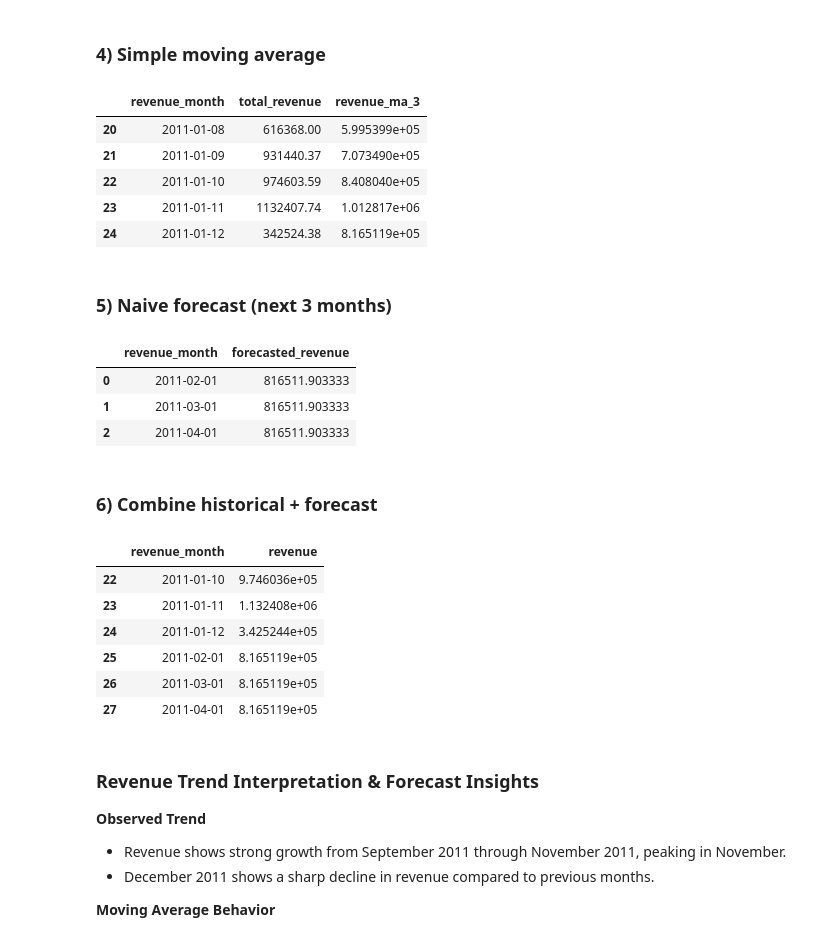
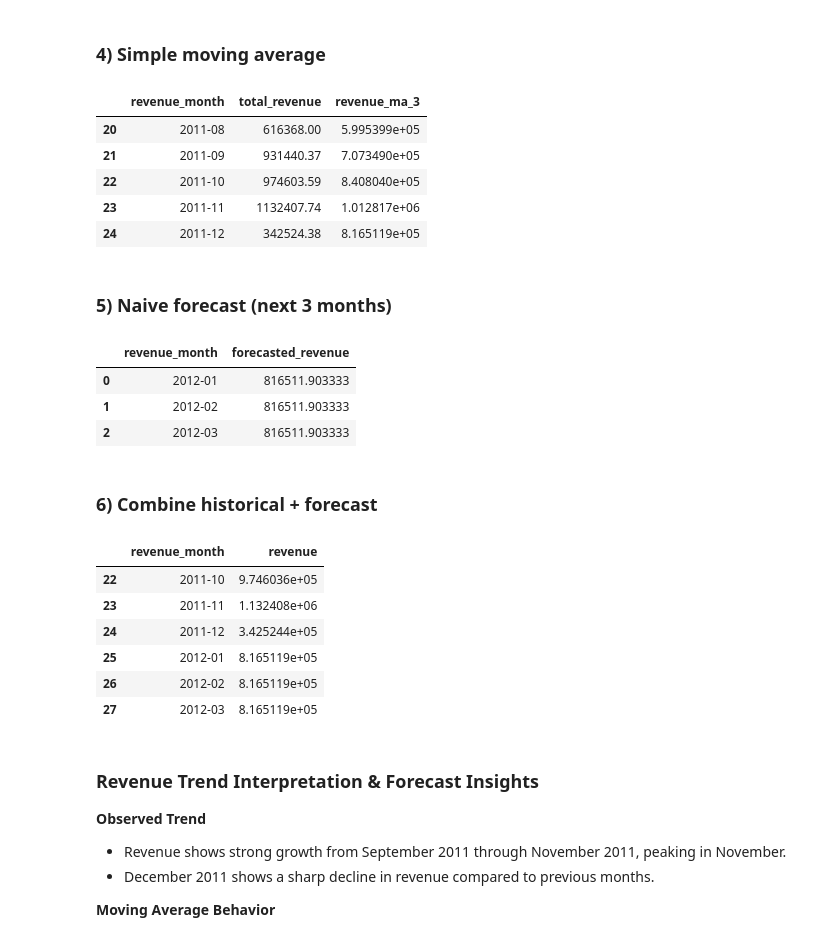
Before and after one commit to Notyashsingh/customer-revenue-analytics, a Jupyter notebook: notebooks/05_forecasting_and_insights.ipynb, the cells around one changed output. Drawn from its saved outputs; the diff is of its cells as text; code cells hidden in the pictures.

```diff
--- a/notebooks/05_forecasting_and_insights.ipynb
+++ b/notebooks/05_forecasting_and_insights.ipynb
@@ -25,7 +25,8 @@ import pandas as pd
 
 df = pd.read_csv(
     "../data/processed/monthly_revenue_metrics.csv",
-    parse_dates=["revenue_month"]
+    parse_dates=["revenue_month"],
+    dayfirst=True
 )
 
 df.head()
@@ -38,0 +40,4 @@ df.head()
+# %%
+df["revenue_month"] = df["revenue_month"].dt.to_period("M")
+# %%
+df = df.sort_values("revenue_month").reset_index(drop=True)
@@ -57,32 +82,32 @@ df["revenue_ma_3"] = df["total_revenue"].rolling(window=3).mean()
 df[["revenue_month", "total_revenue", "revenue_ma_3"]].tail()
 # %% [output]
 |  | revenue_month | total_revenue | revenue_ma_3 |
-| 20 | 2011-01-08 | 616368.00 | 5.995399e+05 |
-| 21 | 2011-01-09 | 931440.37 | 7.073490e+05 |
-| 22 | 2011-01-10 | 974603.59 | 8.408040e+05 |
-| 23 | 2011-01-11 | 1132407.74 | 1.012817e+06 |
-| 24 | 2011-01-12 | 342524.38 | 8.165119e+05 |
+| 20 | 2011-08 | 616368.00 | 5.995399e+05 |
+| 21 | 2011-09 | 931440.37 | 7.073490e+05 |
+| 22 | 2011-10 | 974603.59 | 8.408040e+05 |
+| 23 | 2011-11 | 1132407.74 | 1.012817e+06 |
+| 24 | 2011-12 | 342524.38 | 8.165119e+05 |
 # %% [markdown]
 ### **5) Naive forecast (next 3 months)**
 # %%
-last_month = df["revenue_month"].max()
+last_month = df["revenue_month"].iloc[-1]
 last_ma = df["revenue_ma_3"].iloc[-1]
 
 forecast = pd.DataFrame({
-    "revenue_month": pd.date_range(
-        start=last_month + pd.offsets.MonthBegin(),
+    "revenue_month": pd.period_range(
+        start=last_month + 1,
         periods=3,
-        freq="MS"
+        freq="M"
     ),
     "forecasted_revenue": last_ma
 })
 
 forecast
 # %% [output]
 |  | revenue_month | forecasted_revenue |
-| 0 | 2011-02-01 | 816511.903333 |
-| 1 | 2011-03-01 | 816511.903333 |
-| 2 | 2011-04-01 | 816511.903333 |
+| 0 | 2012-01 | 816511.903333 |
+| 1 | 2012-02 | 816511.903333 |
+| 2 | 2012-03 | 816511.903333 |
 # %% [markdown]
 ### **6) Combine historical + forecast**
 # %%
@@ -98,12 +123,12 @@ df_forecast = pd.concat(
 df_forecast.tail(6)
 # %% [output]
 |  | revenue_month | revenue |
-| 22 | 2011-01-10 | 9.746036e+05 |
-| 23 | 2011-01-11 | 1.132408e+06 |
-| 24 | 2011-01-12 | 3.425244e+05 |
-| 25 | 2011-02-01 | 8.165119e+05 |
-| 26 | 2011-03-01 | 8.165119e+05 |
-| 27 | 2011-04-01 | 8.165119e+05 |
+| 22 | 2011-10 | 9.746036e+05 |
+| 23 | 2011-11 | 1.132408e+06 |
+| 24 | 2011-12 | 3.425244e+05 |
+| 25 | 2012-01 | 8.165119e+05 |
+| 26 | 2012-02 | 8.165119e+05 |
+| 27 | 2012-03 | 8.165119e+05 |
 # %% [markdown]
 ### **Revenue Trend Interpretation & Forecast Insights**
 
```
Also changed, not shown: parts of 3 cells of this notebook, 14 other files.
